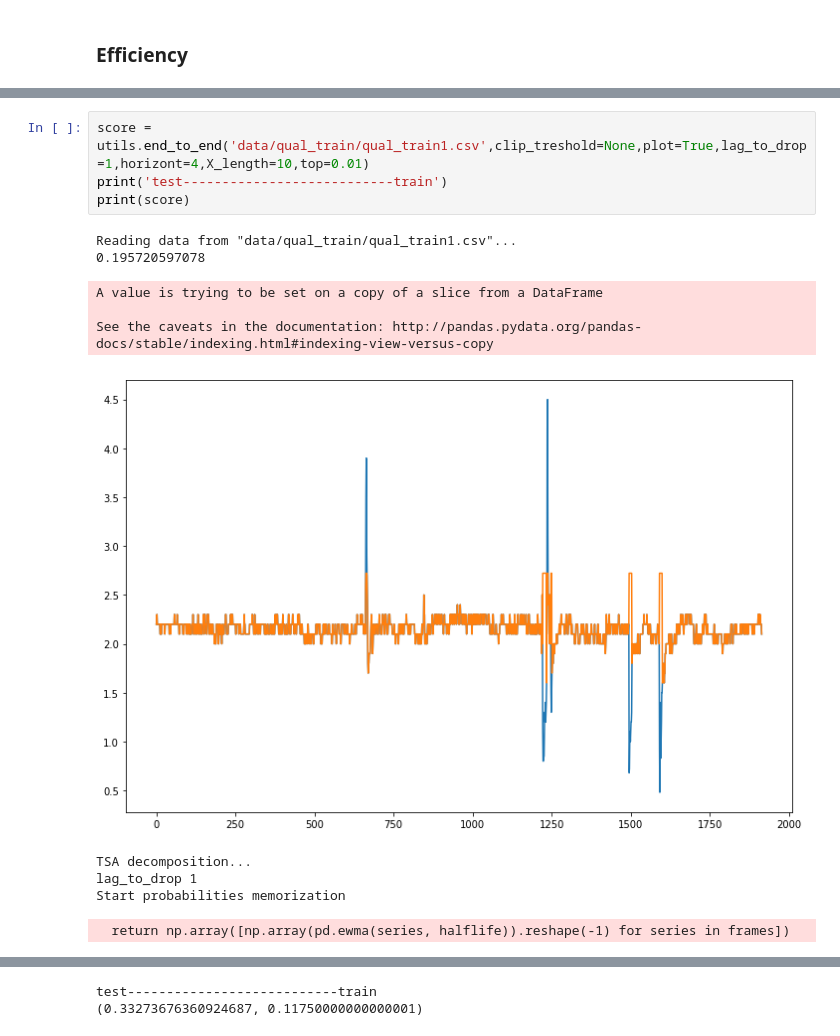
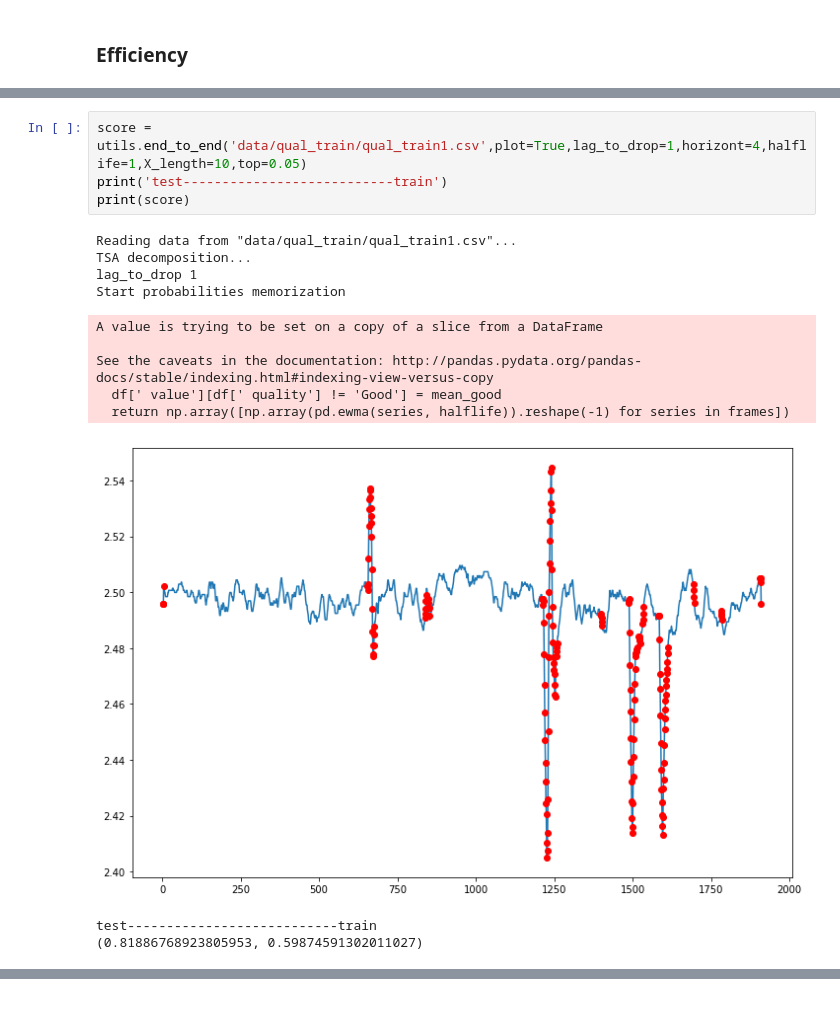
Before and after one commit to ale3otik/GlobalChangersSibur, a Jupyter notebook: notebook2.ipynb, the cells around one changed output, grey strips where cells are left out. Saved outputs shown, nothing was run; the diff lists cells and outputs as text; blank space fills up the shorter version.

```diff
--- a/notebook2.ipynb
+++ b/notebook2.ipynb
@@ -136,15 +137,17 @@ Wall time: 56.2 s
 # %%
-score = utils.end_to_end('data/qual_train/qual_train1.csv',clip_treshold=None,plot=True,lag_to_drop=1,horizont=4,X_length=10,top=0.01)
+score = utils.end_to_end('data/qual_train/qual_train1.csv',plot=True,lag_to_drop=1,horizont=4,halflife=1,X_length=10,top=0.05)
 print('test---------------------------train')
 print(score)
 # %% [output]
 Reading data from "data/qual_train/qual_train1.csv"...
-0.195720597078
+TSA decomposition...
+lag_to_drop 1
+Start probabilities memorization
 A value is trying to be set on a copy of a slice from a DataFrame
 
 See the caveats in the documentation: http://pandas.pydata.org/pandas-docs/stable/indexing.html#indexing-view-versus-copy
+  df[' value'][df[' quality'] != 'Good'] = mean_good
+  return np.array([np.array(pd.ewma(series, halflife)).reshape(-1) for series in frames])
-[figure, old version]
+[figure, new version]
-TSA decomposition...
-lag_to_drop 1
-Start probabilities memorization
+test---------------------------train
+(0.81886768923805953, 0.59874591302011027)
-  return np.array([np.array(pd.ewma(series, halflife)).reshape(-1) for series in frames])
@@ -152,5 +154,3 @@ Start probabilities memorization
-test---------------------------train
-(0.33273676360924687, 0.11750000000000001)
 # %%
 score = utils.end_to_end('data/energy_cons_train/Energy_cons_train1.csv',
                          plot=True,
```
Also changed, not shown: parts of 3 cells of this notebook, 1 other file.
